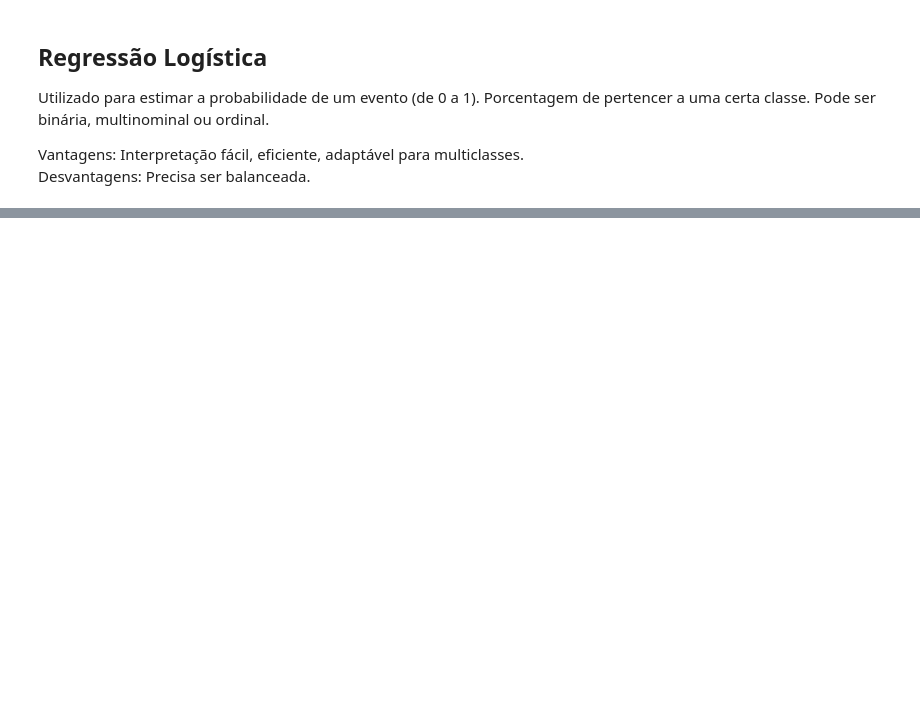
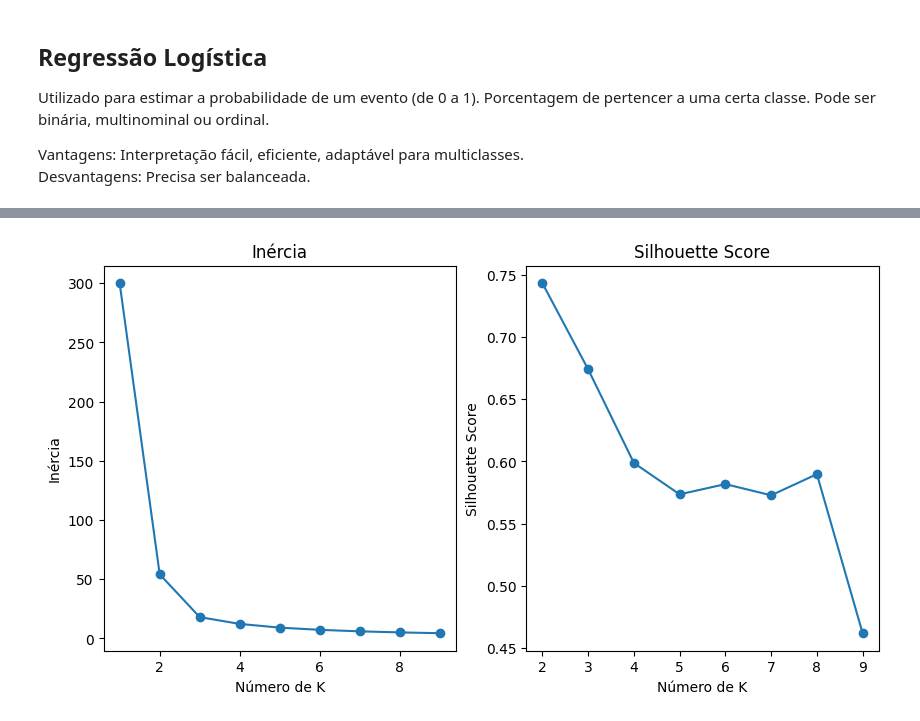
Before and after one commit to vinico-o/SECOMPP25, a Jupyter notebook: IntoducaoMachineLearning/IntroducaoMachineLearning.ipynb, the cells around one changed output, grey strips where cells are left out. Drawn from its saved outputs; the diff is of its cells as text; code cells hidden in the pictures; blank space fills up the shorter version.

Commit message:
feat: add KMeans

```diff
--- a/IntoducaoMachineLearning/IntroducaoMachineLearning.ipynb
+++ b/IntoducaoMachineLearning/IntroducaoMachineLearning.ipynb
@@ -457,0 +470,7 @@ weighted avg       1.00      1.00      1.00        30
+# %%
+#seleciona os valores das metricas que melhor distingue as classes
+x_principalFeatures = df[["petal_length", "petal_width"]].values
+
+#Padronização dos dados
+scaler = StandardScaler()
+x_scaled = scaler.fit_transform(x_principalFeatures)
@@ -457,0 +492,21 @@ weighted avg       1.00      1.00      1.00        30
+# %%
+#fazendo de forma iterativa
+ks = range(1, 10)
+
+#array para guardar as inercias
+inertias = []
+#array de silhuetas
+sil_scores = []
+
+#fazendo as iterações
+for k in ks:
+    km = KMeans(n_clusters=k, random_state=42, n_init=10)
+    labs = km.fit_predict(x_scaled)
+    #coloca os valores de inercia no array
+    inertias.append(km.inertia_)
+    #verifica se o numero de clusters é maior que 1, já que não dá pra calcular distancia de um unico cluster, e coloca os valores
+    sil_scores.append(silhouette_score(x_scaled, labs) if k > 1 else np.nan)
+
+for k, inert, sil in zip(ks, inertias, sil_scores):
+    sil_s = f"{sil:.4f}" if not np.isnan(sil) else "------"
+    print(f"{k:2d} | {inert:12.2f} | {sil_s}")
@@ -457,0 +523,18 @@ weighted avg       1.00      1.00      1.00        30
+# %%
+#Plotando os gráficos das métricas
+plt.figure(figsize=(10, 5))
+plt.subplot(1, 2, 1)
+plt.plot(ks, inertias, marker="o")
+plt.title("Inércia")
+plt.xlabel("Número de K")
+plt.ylabel("Inércia")
+
+plt.subplot(1, 2, 2)
+plt.plot(ks[1:], sil_scores[1:], marker="o")
+plt.title("Silhouette Score")
+plt.xlabel("Número de K")
+plt.ylabel("Silhouette Score")
+
+plt.show()
+# %% [output]
+[figure, added]
```
Also changed, not shown: parts of 13 cells of this notebook.
